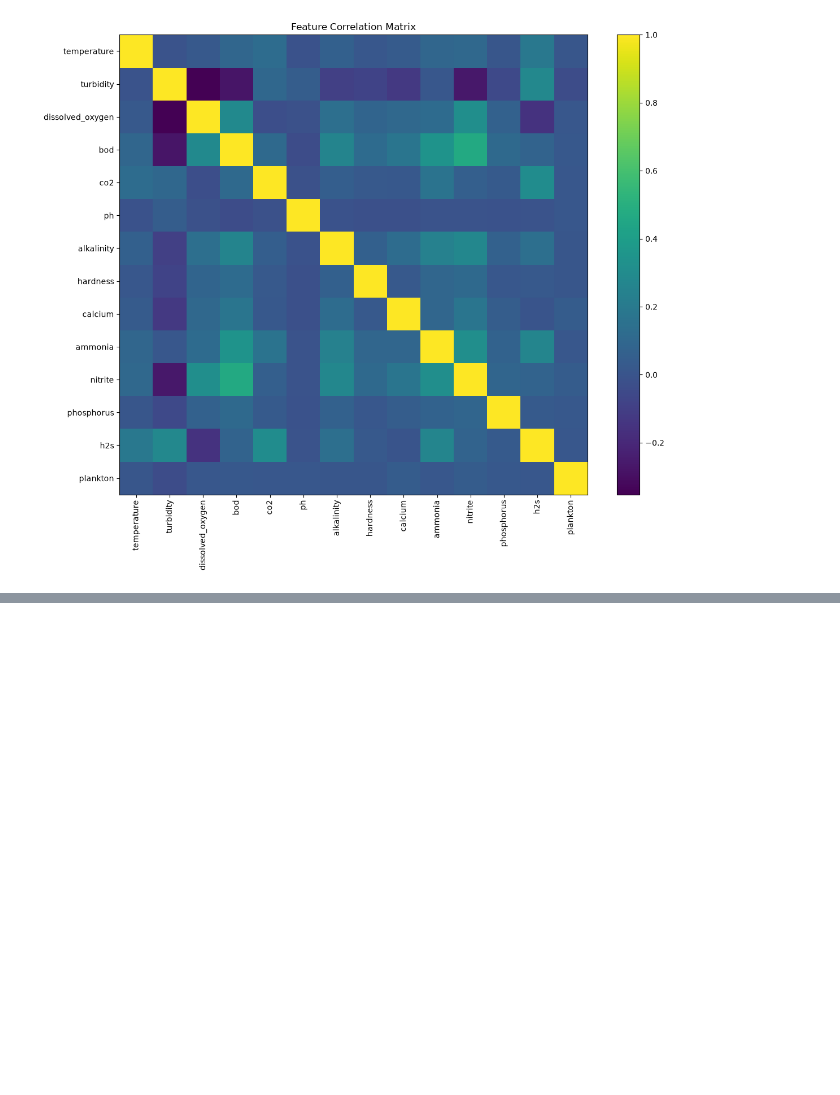
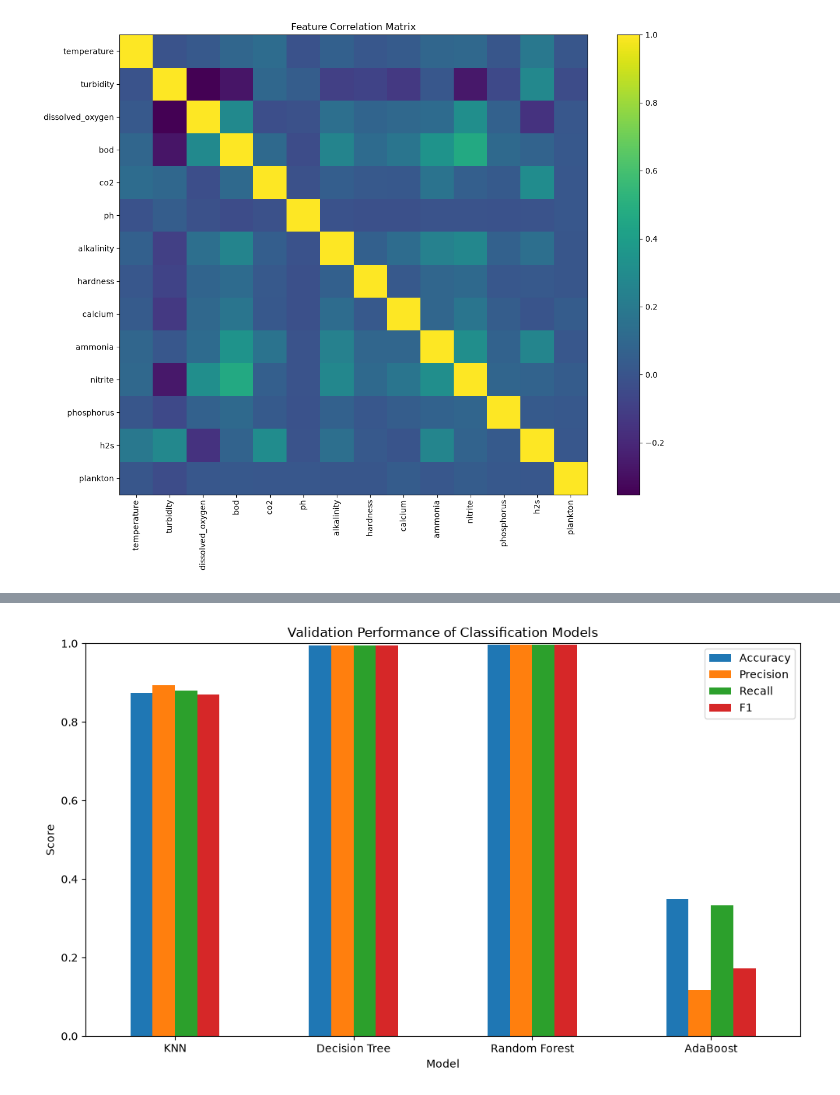
Before and after one commit to elodie-wu/ai-aquaculture-research-demos, a Jupyter notebook: 01-environmental-risk-and-anomaly-detection/notebooks/aquaculture-analysis.ipynb, the cells around one changed output, grey strips where cells are left out. Cells and saved outputs as stored; diff of their text form; code cells hidden in the pictures; blank space fills up the shorter version.

Commit message:
Add Classification Benchmark

```diff
--- a/01-environmental-risk-and-anomaly-detection/notebooks/01-data-exploration.ipynb
+++ b/01-environmental-risk-and-anomaly-detection/notebooks/aquaculture-analysis.ipynb
@@ -142,0 +239,20 @@ plt.show()
+# %%
+# 2.6 Random Forest
+from sklearn.ensemble import RandomForestClassifier
+
+rf = RandomForestClassifier(
+    n_estimators=100,
+    random_state=42
+)
+
+rf.fit(X_train, y_train)
+
+y_val_pred_rf = rf.predict(X_val)
+
+rf_result = evaluate_model(
+    "Random Forest",
+    y_val,
+    y_val_pred_rf
+)
+
+rf_result
@@ -142,0 +299,10 @@ plt.show()
+# %%
+# 2.8 Model Comparison
+results = pd.DataFrame([
+    knn_result,
+    dt_result,
+    rf_result,
+    ada_result
+])
+
+results
@@ -142,0 +315,14 @@ plt.show()
+# %%
+results.set_index("Model")[["Accuracy", "Precision", "Recall", "F1"]].plot(
+    kind="bar",
+    figsize=(10, 6)
+)
+
+plt.title("Validation Performance of Classification Models")
+plt.ylabel("Score")
+plt.ylim(0, 1)
+plt.xticks(rotation=0)
+plt.tight_layout()
+plt.show()
+# %% [output]
+[figure, added]
```
Also changed, not shown: parts of 24 cells of this notebook.
